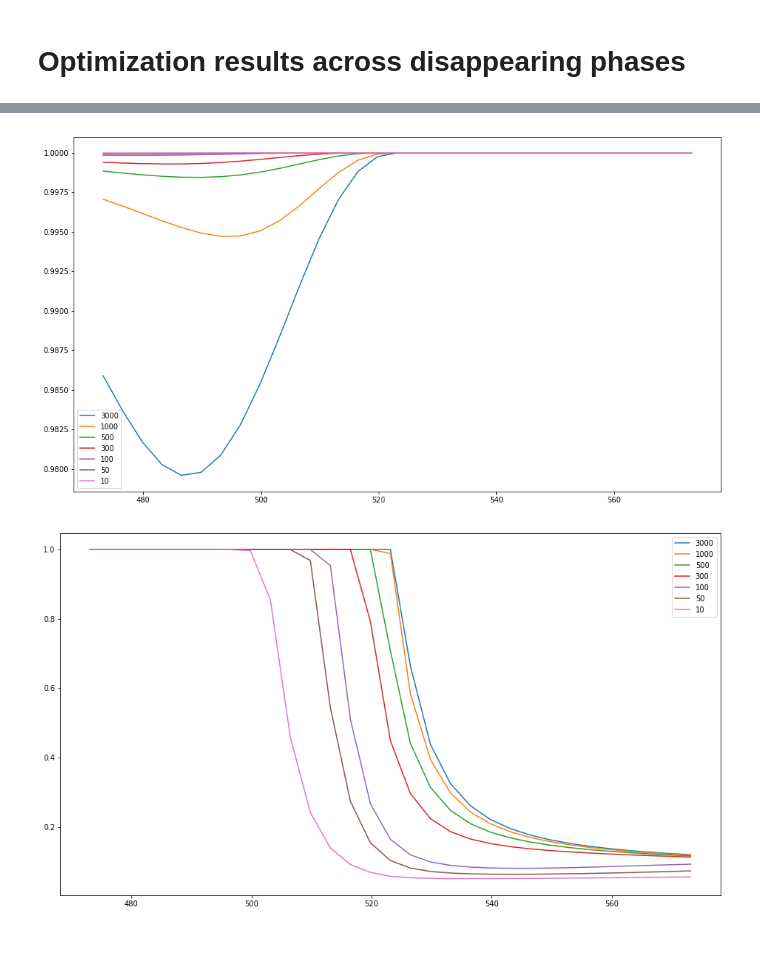
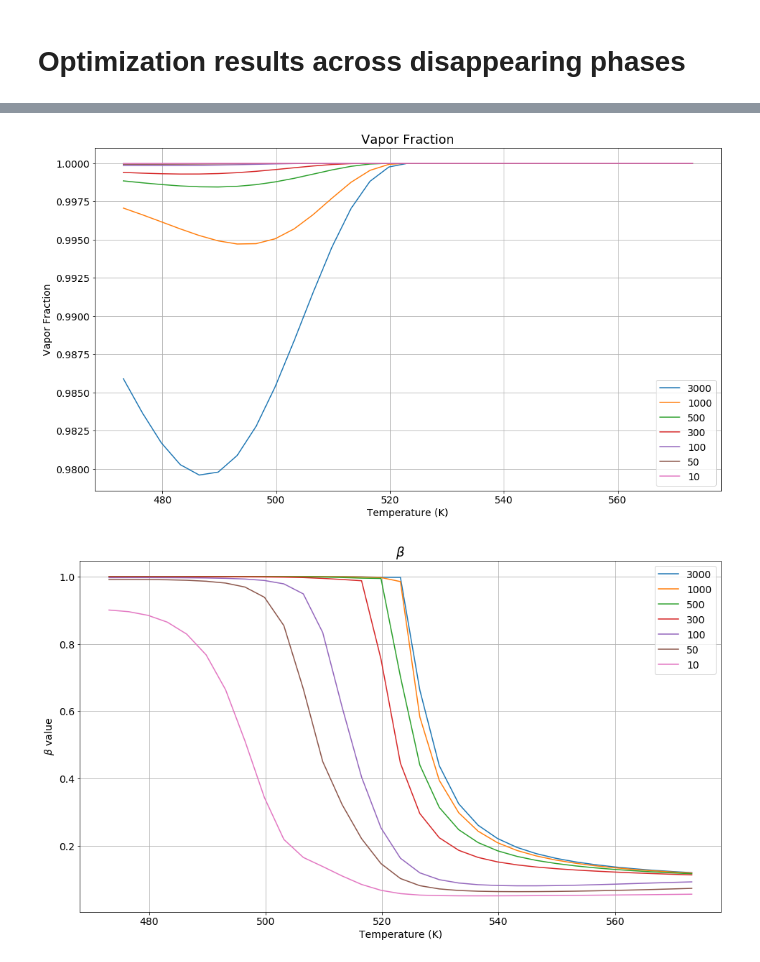
Before and after one commit to naienh/FT-Reactive-Distillation-Pyomo, a Jupyter notebook: showcase/2nd Level Reactive_Flash_MPCC_beta_NCP.ipynb, the cells around one changed output, grey strips where cells are left out. Drawn from its saved outputs; the diff is of its cells as text; code cells hidden in the pictures.

```diff
--- a/showcase/2nd Level Reactive_Flash_MPCC_beta_NCP.ipynb
+++ b/showcase/2nd Level Reactive_Flash_MPCC_beta_NCP.ipynb
@@ -150,17 +141,5 @@ def VL_equil_rule(model,i):
 model.VL_equil_con = pe.Constraint(m.COMP_TOTAL,rule=VL_equil_rule)
 # %% [markdown]
 ## MPCC: Beta
-# %%
-def beta_rule(model):
-    return model.beta == 1-model.s_L + model.s_V
-model.beta_con = pe.Constraint(rule=beta_rule)
-
-# def s_L_complementarity_rule(model):
-#     return (sum(model.L[s] for s in model.outlet) + model.s_L) == ((sum(model.L[s] for s in model.outlet) - model.s_L)**2+model.epi)**0.5
-#     # return sum(model.L[s] for s in model.outlet) * model.s_L <= model.epi
-# model.s_L_complementarity_con = pe.Constraint(rule=s_L_complementarity_rule)
-
-# def s_V_complementarity_rule(model):
-#     return (sum(model.V[s] for s in model.outlet) + model.s_V) == ((sum(model.V[s] for s in model.outlet) - model.s_V)**2+model.epi)**0.5
-#     # return sum(model.V[s] for s in model.outlet) * model.s_V <= model.epi
-# model.s_V_complementarity_con = pe.Constraint(rule=s_V_complementarity_rule)
+# %%
+model.MPCC = pe.Block(rule = beta_Reg_block_rule)
@@ -235,9 +224,7 @@ model.T.setub(300+273.15)
 # %%
 # model.obj = pe.Objective(expr = model.L['out'],sense=pe.maximize)
 # model.obj = pe.Objective(expr = model.cat,sense=pe.minimize)
-# model.obj = pe.Objective(expr = model.T ,sense=pe.maximize)
-model.obj = pe.Objective(expr = model.T - model.rho*\
-            (sum(model.L[s] for s in model.outlet)*model.s_L + sum(model.V[s] for s in model.outlet)*model.s_V) ,sense=pe.maximize)
+model.obj = pe.Objective(expr = model.T ,sense=pe.maximize)
 # %%
 opt = pe.SolverFactory('ipopt')
 
@@ -327,8 +314,7 @@ rf_data_master = {}
 
 for c in catrange:
     model.del_component(model.obj)
-    model.obj = pe.Objective(expr = model.cat + model.rho*\
-                (sum(model.L[s] for s in model.outlet)*model.s_L + sum(model.V[s] for s in model.outlet)*model.s_V) ,sense=pe.minimize)
+    model.obj = pe.Objective(expr = model.cat ,sense=pe.minimize)
 
     model.solutions.load_from(results_anchor)
     update_dual(pe,model)
@@ -336,18 +322,15 @@ for c in catrange:
     model.T.fix(300+273.15)
     model.cat.fixed = False
     model.cat.setlb(c)
-    model.rho = 1
 
     results_anchor = opt.solve(model,tee=False)
     model.solutions.store_to(results_anchor)
     update_dual(pe,model)
 
     model.del_component(model.obj)
-    model.obj = pe.Objective(expr = model.T - model.rho*\
-            (sum(model.L[s] for s in model.outlet)*model.s_L + sum(model.V[s] for s in model.outlet)*model.s_V) ,sense=pe.maximize)
+    model.obj = pe.Objective(expr = model.T,sense=pe.maximize)
     model.T.fixed = False
     model.cat.fixed = True
-    model.rho = 1
 
 
     print('\nWorking on Cat = {} kg'.format(model.cat.value))
@@ -367,14 +350,14 @@ for c in catrange:
         update_dual(pe,model)
         model.T.setub(300+273.15)
         print('Solved\t|T = {:.2f} K\t|V = {:.4f} kmol/s\t|L = {:.4f} kmol/s\t|s_L = {:.4f}\t|beta = {:.4f}'.\
-              format(model.T.value,model.V['out'].value,model.L['out'].value,model.s_L.value,model.beta.value))
+              format(model.T.value,model.V['out'].value,model.L['out'].value,model.MPCC.s_L.value,model.MPCC.beta.value))
 
         rf_data['T'].append(model.T.value)
         rf_data['Q'].append(model.Q_main.value)
         rf_data['V'].append(model.V['out'].value)
         rf_data['L'].append(model.L['out'].value)
-        rf_data['beta'].append(model.beta.value)
-        rf_data['s_L'].append(model.s_L.value)
+        rf_data['beta'].append(model.MPCC.beta.value)
+        rf_data['s_L'].append(model.MPCC.s_L.value)
 
         for i in m.COMP_TOTAL:
             rf_data['x'][i].append(model.x[i].value)
@@ -421,20 +410,28 @@ plt.show()
 fig, ax1 = plt.subplots(figsize=(16,9))
 for c in catrange:
     ax1.plot(Trange,np.divide(rf_data_master[c]['V'],np.add(rf_data_master[c]['V'],rf_data_master[c]['L'])))
-
-ax1.legend(catrange)
+ax1.set_ylabel('Vapor Fraction',fontsize=14)
+ax1.set_xlabel('Temperature (K)',fontsize=14)
+ax1.tick_params(labelsize=14)
+ax1.legend(catrange,fontsize=14)
+ax1.set_title('Vapor Fraction',fontsize=18)
+ax1.grid()
 plt.show()
 # %% [output]
-[figure, old version]
+[figure, new version]
 # %%
 fig, ax1 = plt.subplots(figsize=(16,9))
 for c in catrange:
     ax1.plot(Trange,rf_data_master[c]['beta'])
-
-ax1.legend(catrange)
+ax1.set_ylabel(r'$\beta$ value',fontsize=14)
+ax1.set_xlabel('Temperature (K)',fontsize=14)
+ax1.tick_params(labelsize=14)
+ax1.legend(catrange,fontsize=14)
+ax1.set_title(r'$\beta$',fontsize=18)
+ax1.grid()
 plt.show()
 # %% [output]
-[figure, old version]
+[figure, new version]
 # %%
 fig, ax1 = plt.subplots(figsize=(16,9))
 for c in catrange:
```
Also changed, not shown: parts of 15 cells of this notebook, 3 other files.
